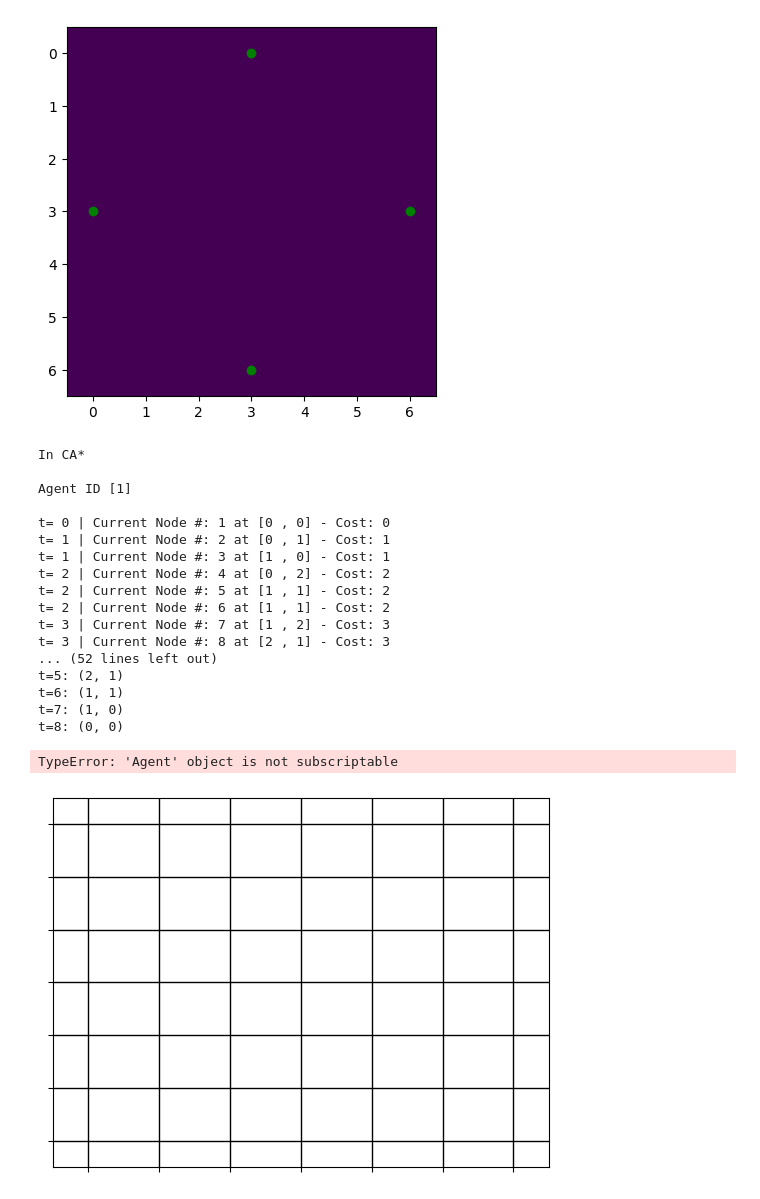
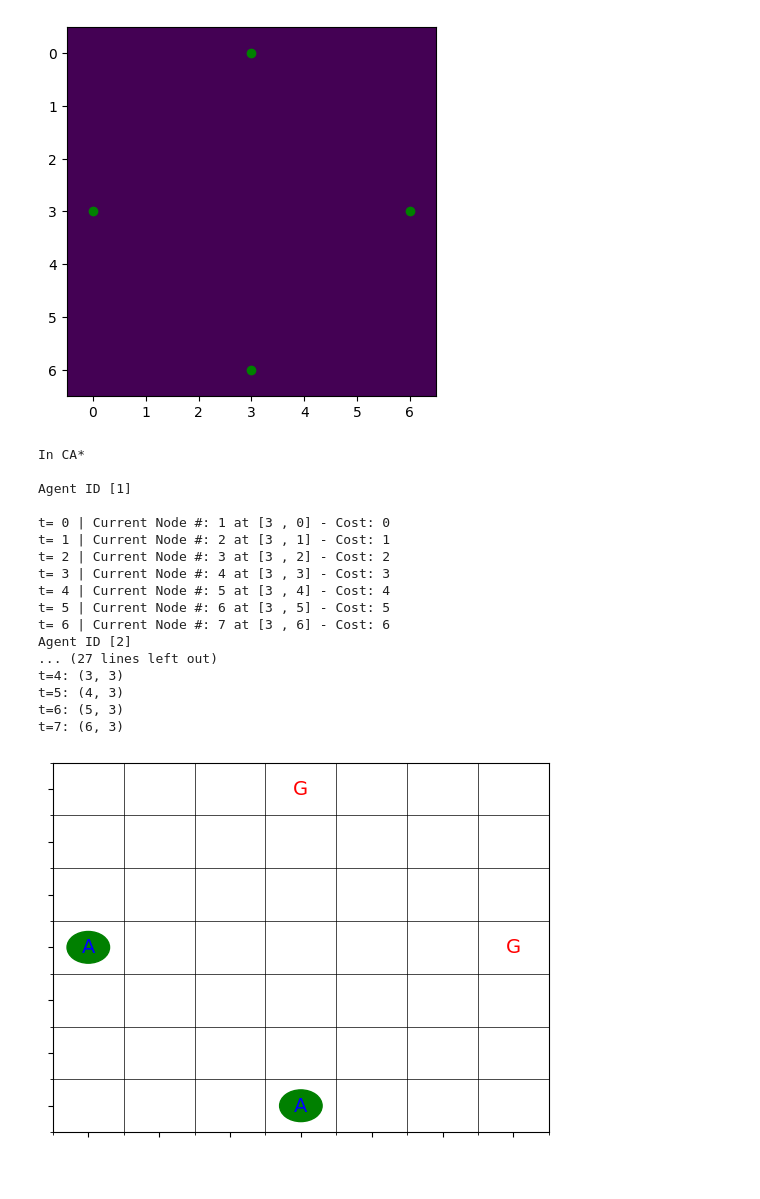
Before and after one commit to kieranjoshi/final-project-robo, a Jupyter notebook: robonav.ipynb, the cells around one changed output. Saved outputs shown, nothing was run; the diff lists cells and outputs as text; code cells hidden in the pictures.

```diff
--- a/robonav.ipynb
+++ b/robonav.ipynb
@@ -274,10 +274,9 @@ def cooperative_astar(agent_list, grid):
     return paths
 # %%
 
-
 agents = [
-    Agent(1, Position(0, 0), Position(4, 4)),
-    Agent(2, Position(4, 4), Position(0, 0))
+    Agent(1, Position(3, 0), Position(3, 6)),
+    Agent(2, Position(0, 3), Position(6, 3))
 ]
 
 # Find paths
@@ -295,19 +294,19 @@ In CA*
 
 Agent ID [1]
 
-t= 0 | Current Node #: 1 at [0 , 0] - Cost: 0
-t= 1 | Current Node #: 2 at [0 , 1] - Cost: 1
-t= 1 | Current Node #: 3 at [1 , 0] - Cost: 1
-t= 2 | Current Node #: 4 at [0 , 2] - Cost: 2
-t= 2 | Current Node #: 5 at [1 , 1] - Cost: 2
-t= 2 | Current Node #: 6 at [1 , 1] - Cost: 2
-t= 3 | Current Node #: 7 at [1 , 2] - Cost: 3
-t= 3 | Current Node #: 8 at [2 , 1] - Cost: 3
-... (52 lines left out)
-t=5: (2, 1)
-t=6: (1, 1)
-t=7: (1, 0)
-t=8: (0, 0)
+t= 0 | Current Node #: 1 at [3 , 0] - Cost: 0
+t= 1 | Current Node #: 2 at [3 , 1] - Cost: 1
+t= 2 | Current Node #: 3 at [3 , 2] - Cost: 2
+t= 3 | Current Node #: 4 at [3 , 3] - Cost: 3
+t= 4 | Current Node #: 5 at [3 , 4] - Cost: 4
+t= 5 | Current Node #: 6 at [3 , 5] - Cost: 5
+t= 6 | Current Node #: 7 at [3 , 6] - Cost: 6
+Agent ID [2]
+... (27 lines left out)
+t=4: (3, 3)
+t=5: (4, 3)
+t=6: (5, 3)
+t=7: (6, 3)
 # %%
 import matplotlib.pyplot as plt
 import matplotlib.animation as animation
@@ -315,43 +314,49 @@ import matplotlib.animation as animation
 def visualize(grid, paths):
     # Initialize figure and axis
     fig, ax = plt.subplots()
     ax.set_xticks(range(grid.shape[1]))
     ax.set_yticks(range(grid.shape[0]))
+    ax.set_xticks(np.arange(-0.5, grid.shape[1], 1), minor=True)
+    ax.set_yticks(np.arange(-0.5, grid.shape[0], 1), minor=True)
+    ax.grid(which="minor", color="black", linestyle='-', linewidth=0.5)
     ax.set_xticklabels([])
     ax.set_yticklabels([])
-    ax.grid(color='black', linestyle='-', linewidth=1)
     ax.set_xlim(-0.5, grid.shape[1] - 0.5)
     ax.set_ylim(-0.5, grid.shape[0] - 0.5)
 
+    # Define a set of colors for agents
+    colors = plt.cm.get_cmap("tab10", len(paths))
+
     # Mark initial positions and goals
-    for agent, path in paths.items():
-        ax.text(agent[1], agent[0], 'A', color='blue', ha='center', va='center', fontsize=14)
-        goal = path[-1]
-        ax.text(goal[1], goal[0], 'G', color='red', ha='center', va='center', fontsize=14)
+    for idx, (agent, path) in enumerate(paths.items()):
+        start = path[0][0]  # Unpack Position object for start
+        goal = path[-1][0]  # Unpack Position object for goal
+        color = colors(idx)
+        ax.text(start.y, start.x, 'A', color=color, ha='center', va='center', fontsize=14)
+        ax.text(goal.y, goal.x, 'G', color=color, ha='center', va='center', fontsize=14)
 
     # Create the animation
     frames = max(len(path) for path in paths.values())
     patches = []
 
-    for agent, path in paths.items():
-        x, y = agent
-        patch = plt.Circle((y, x), 0.3, color='green', animated=True)
+    for idx, path in enumerate(paths.values()):
+        pos, _ = path[0]  # Unpack first Position object and time
+        color = colors(idx)
+        patch = plt.Circle((pos.y, pos.x), 0.3, color=color, animated=True)
         ax.add_patch(patch)
         patches.append((patch, path))
 
     def update(frame):
         for patch, path in patches:
             if frame < len(path):
-                x, y = path[frame]
-                patch.center = (y, x)
+                pos, _ = path[frame]  # Unpack Position object and time
+                patch.center = (pos.y, pos.x)
         return [patch for patch, _ in patches]
 
     ani = animation.FuncAnimation(fig, update, frames=frames, blit=True, interval=500, repeat=False)
     plt.show()
-
 # Visualize the paths
 if paths:
     visualize(grid, paths)
 # %% [output]
-TypeError: 'Agent' object is not subscriptable
-[figure, old version]
+[figure, new version]
```
Also changed, not shown: parts of 1 cell of this notebook, 1 other file.
